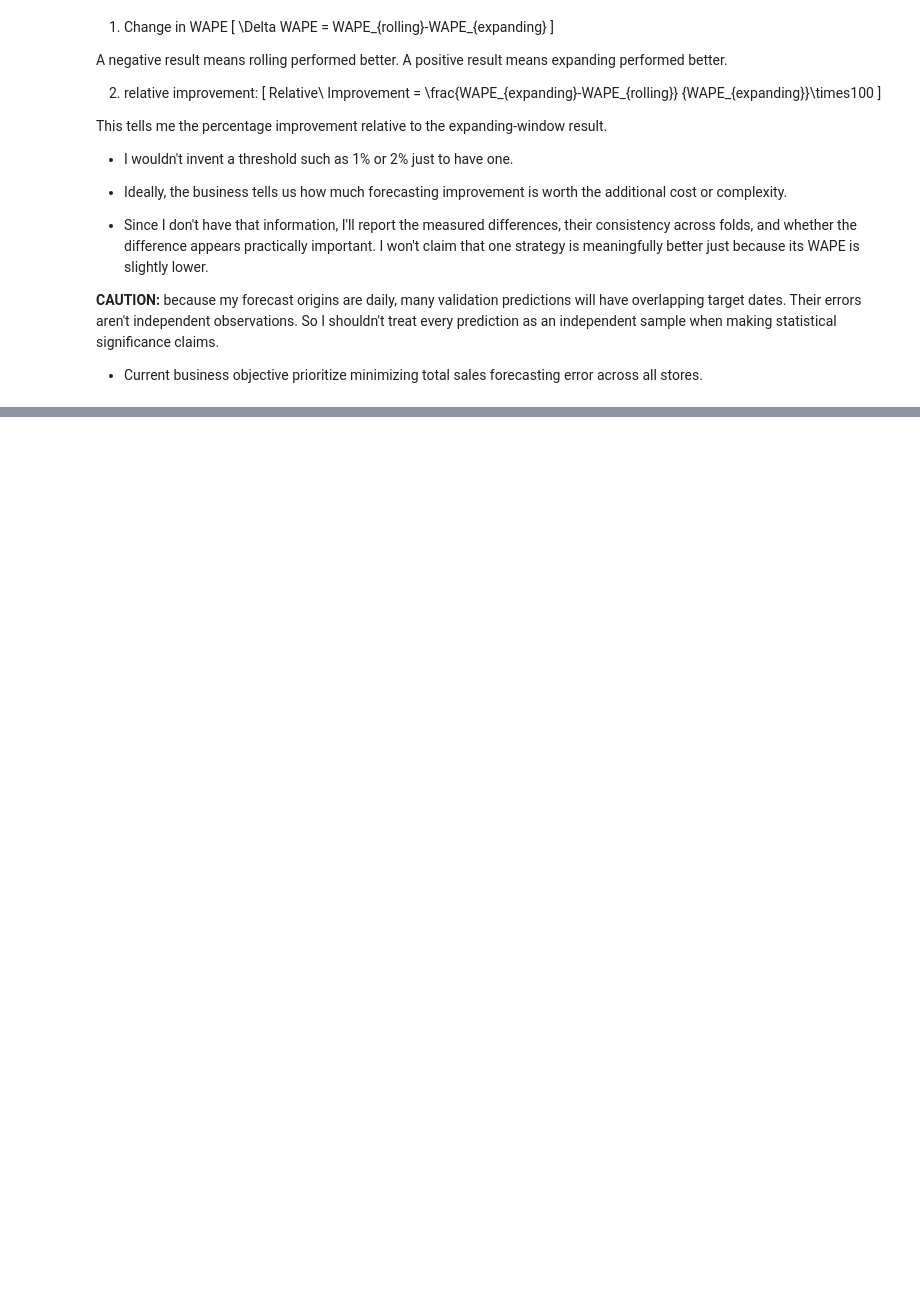
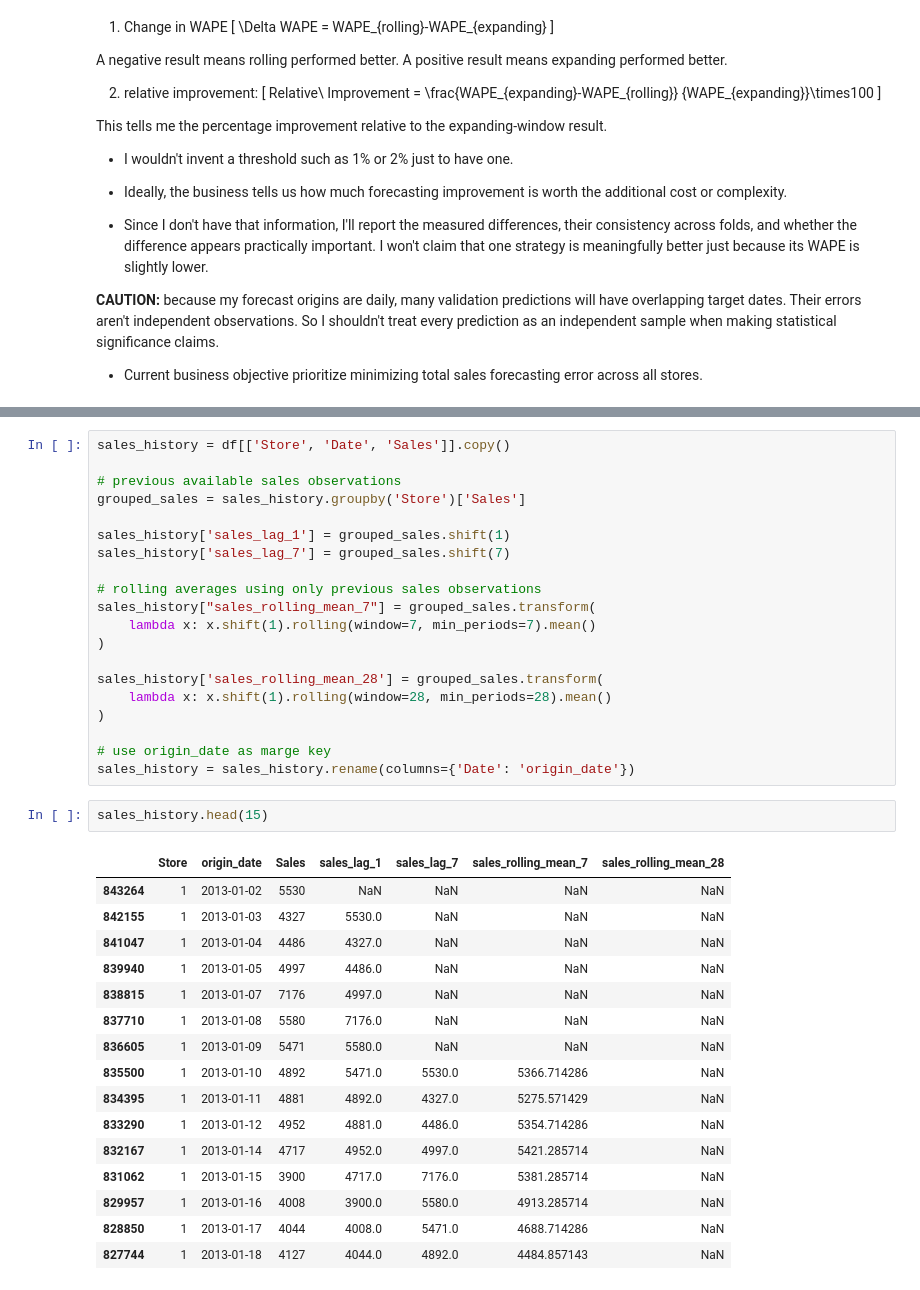
Before and after one commit to div-ops123/rossmann-forecasting-reliability, a Jupyter notebook: notebooks/02_validation_experiments.ipynb, the cells around one changed output, grey strips where cells are left out. Drawn from its saved outputs; the diff is of its cells as text; blank space fills up the shorter version.

```diff
--- a/notebooks/02_validation_experiments.ipynb
+++ b/notebooks/02_validation_experiments.ipynb
@@ -979,0 +1001,39 @@ feature engineering:
+# %%
+sales_history = df[['Store', 'Date', 'Sales']].copy()
+
+# previous available sales observations
+grouped_sales = sales_history.groupby('Store')['Sales']
+
+sales_history['sales_lag_1'] = grouped_sales.shift(1)
+sales_history['sales_lag_7'] = grouped_sales.shift(7)
+
+# rolling averages using only previous sales observations
+sales_history["sales_rolling_mean_7"] = grouped_sales.transform(
+    lambda x: x.shift(1).rolling(window=7, min_periods=7).mean()
+)
+
+sales_history['sales_rolling_mean_28'] = grouped_sales.transform(
+    lambda x: x.shift(1).rolling(window=28, min_periods=28).mean()
+)
+
+# use origin_date as marge key
+sales_history = sales_history.rename(columns={'Date': 'origin_date'})
+# %%
+sales_history.head(15)
+# %% [output]
+|  | Store | origin_date | Sales | sales_lag_1 | sales_lag_7 | sales_rolling_mean_7 | sales_rolling_mean_28 |
+| 843264 | 1 | 2013-01-02 | 5530 | NaN | NaN | NaN | NaN |
+| 842155 | 1 | 2013-01-03 | 4327 | 5530.0 | NaN | NaN | NaN |
+| 841047 | 1 | 2013-01-04 | 4486 | 4327.0 | NaN | NaN | NaN |
+| 839940 | 1 | 2013-01-05 | 4997 | 4486.0 | NaN | NaN | NaN |
+| 838815 | 1 | 2013-01-07 | 7176 | 4997.0 | NaN | NaN | NaN |
+| 837710 | 1 | 2013-01-08 | 5580 | 7176.0 | NaN | NaN | NaN |
+| 836605 | 1 | 2013-01-09 | 5471 | 5580.0 | NaN | NaN | NaN |
+| 835500 | 1 | 2013-01-10 | 4892 | 5471.0 | 5530.0 | 5366.714286 | NaN |
+| 834395 | 1 | 2013-01-11 | 4881 | 4892.0 | 4327.0 | 5275.571429 | NaN |
+| 833290 | 1 | 2013-01-12 | 4952 | 4881.0 | 4486.0 | 5354.714286 | NaN |
+| 832167 | 1 | 2013-01-14 | 4717 | 4952.0 | 4997.0 | 5421.285714 | NaN |
+| 831062 | 1 | 2013-01-15 | 3900 | 4717.0 | 7176.0 | 5381.285714 | NaN |
+| 829957 | 1 | 2013-01-16 | 4008 | 3900.0 | 5580.0 | 4913.285714 | NaN |
+| 828850 | 1 | 2013-01-17 | 4044 | 4008.0 | 5471.0 | 4688.714286 | NaN |
+| 827744 | 1 | 2013-01-18 | 4127 | 4044.0 | 4892.0 | 4484.857143 | NaN |
```
Also changed, not shown: parts of 20 cells of this notebook.
